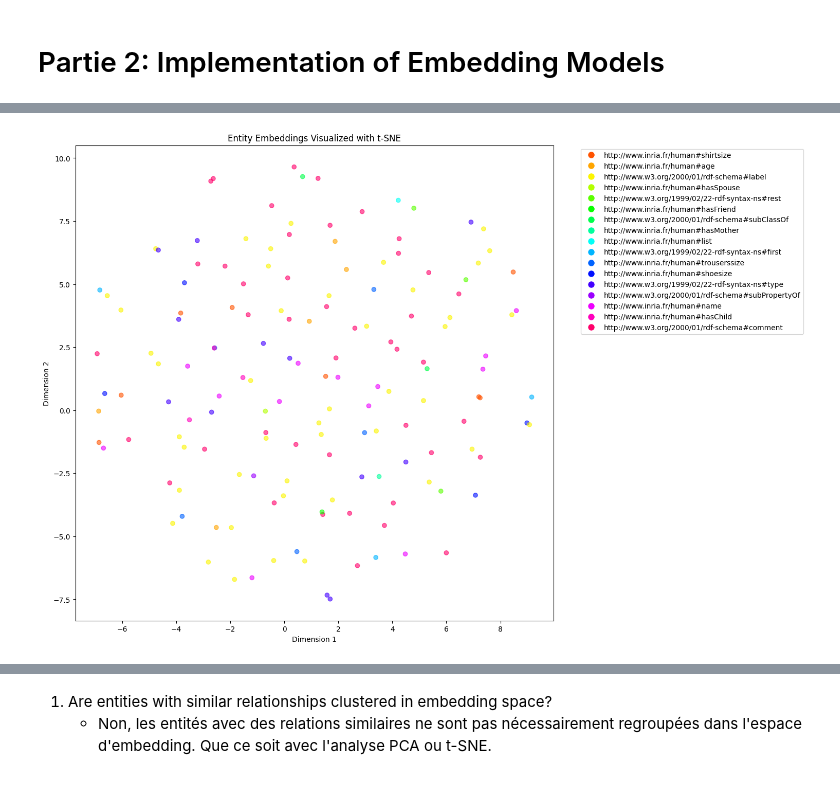
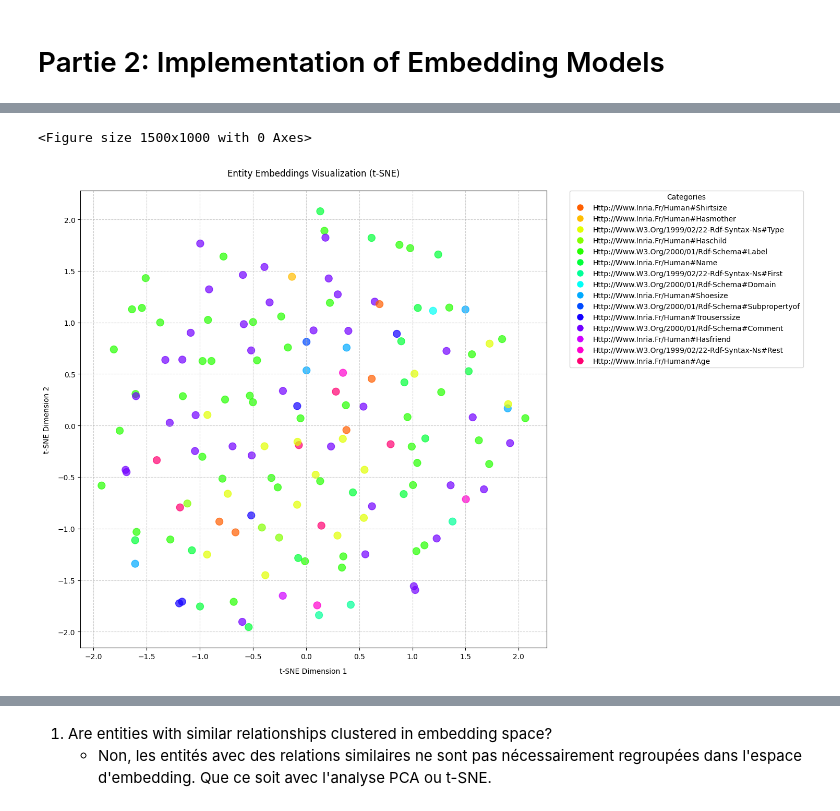
Before and after one commit to Flyomega/TP2_Graphe, a Jupyter notebook: tp2.ipynb, the cells around one changed output, grey strips where cells are left out. Drawn from its saved outputs; the diff is of its cells as text; code cells hidden in the pictures.

```diff
--- a/tp2.ipynb
+++ b/tp2.ipynb
@@ -442,45 +435,67 @@ from matplotlib.lines import Line2D
 
 # Create a mapping from entity to category based on their relationships
 entity_to_category = defaultdict(list)
 for subj, pred, obj in graph:
     entity_to_category[str(subj)].append(str(pred))
     entity_to_category[str(obj)].append(str(pred))
 
 # For simplicity, assign the most common relation as the category
 entity_category = {entity: max(set(rels), key=rels.count) for entity, rels in entity_to_category.items()}
 
 # Extract entity embeddings
 entity_embeddings = result.model.entity_representations[0]().cpu().detach().numpy()
 entity_ids = list(result.training.entity_to_id.keys())
 
 # Reduce dimensions to 2D using t-SNE
 tsne = TSNE(n_components=2, random_state=42)
 embeddings_2d = tsne.fit_transform(entity_embeddings)
 
 # Prepare colors for each category
 categories = list(set(entity_category.values()))
 palette = sns.color_palette('hsv', len(categories))
 color_map = {category: palette[i] for i, category in enumerate(categories)}
 
 # Assign colors to entities based on their category
 colors = [color_map.get(entity_category.get(entity_id, 'Other'), (0, 0, 0)) for entity_id in entity_ids]
 
-# Plot the embeddings with colors
-plt.figure(figsize=(12, 12))
-plt.scatter(embeddings_2d[:, 0], embeddings_2d[:, 1], c=colors, alpha=0.6)
+# Normalize embeddings for better visualization
+embeddings_2d = (embeddings_2d - embeddings_2d.mean(axis=0)) / embeddings_2d.std(axis=0)
 
-# Optional: Add legend (may be crowded if many categories)
-legend_elements = [Line2D([0], [0], marker='o', color='w', label=category,
-                          markerfacecolor=color_map[category], markersize=10)
-                   for category in categories]
-plt.legend(handles=legend_elements, bbox_to_anchor=(1.05, 1), loc='upper left')
+# Create figure with better spacing for legend
+plt.figure(figsize=(15, 10))
+fig, ax = plt.subplots(figsize=(15, 10))
 
-plt.title('Entity Embeddings Visualized with t-SNE')
-plt.xlabel('Dimension 1')
-plt.ylabel('Dimension 2')
+# Create scatter plot with larger points and better alpha
+scatter = ax.scatter(embeddings_2d[:, 0], embeddings_2d[:, 1],
+                    c=colors, alpha=0.7, s=100)
+
+# Improve legend
+legend_elements = [Line2D([0], [0], marker='o', color='w',
+                         markerfacecolor=color_map[category],
+                         label=category.replace('_', ' ').title(),
+                         markersize=10)
+                  for category in categories]
+
+# Position legend outside plot to avoid overlap
+plt.legend(handles=legend_elements,
+          bbox_to_anchor=(1.05, 1),
+          loc='upper left',
+          borderaxespad=0.,
+          title='Categories',
+          frameon=True)
+
+# Add grid and adjust layout
+plt.grid(True, linestyle='--', alpha=0.6)
+plt.title('Entity Embeddings Visualization (t-SNE)', pad=20)
+plt.xlabel('t-SNE Dimension 1', labelpad=10)
+plt.ylabel('t-SNE Dimension 2', labelpad=10)
+
+# Adjust layout to prevent legend cutoff
+plt.tight_layout()
 plt.show()
 # %% [output]
+<Figure size 1500x1000 with 0 Axes>
-[figure, old version]
+[figure, new version]
 # %%
 from sklearn.decomposition import PCA
 
```
Also changed, not shown: parts of 16 cells of this notebook.
